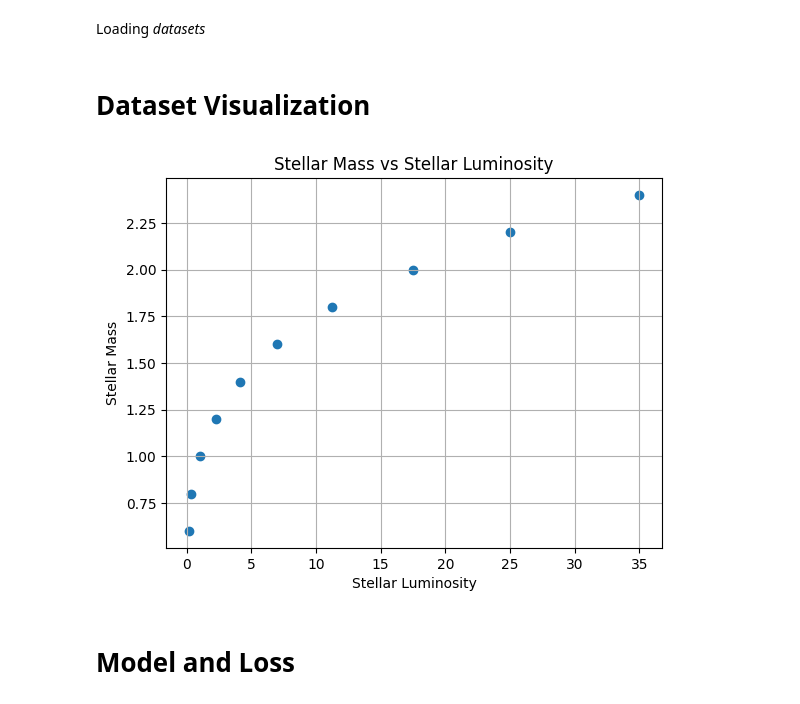
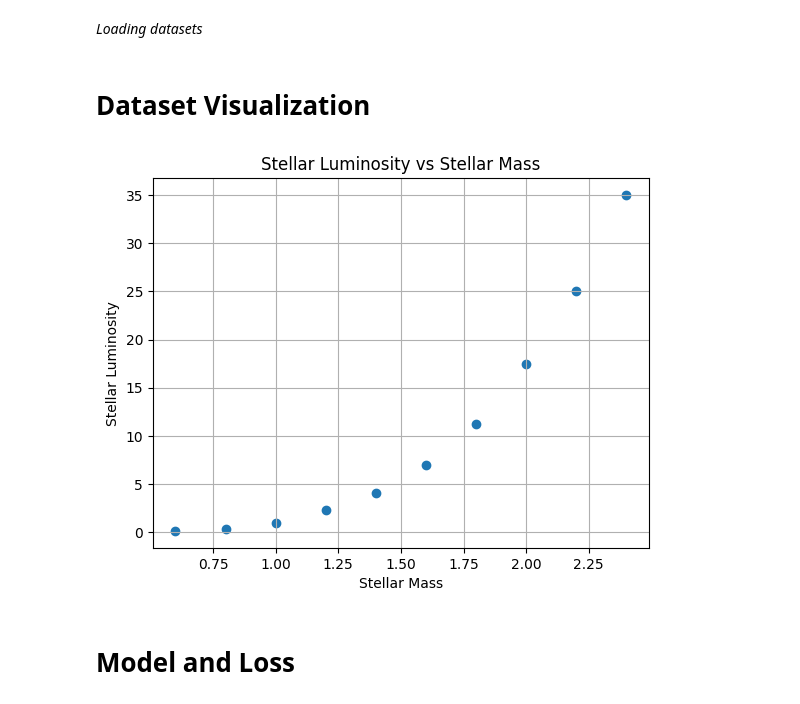
Before and after one commit to ccastano46/AREP_LAB01, a Jupyter notebook: 01_part1_linreg_1feature.ipynb, the cells around one changed output. Cells and saved outputs as stored; diff of their text form; code cells hidden in the pictures.

```diff
--- a/01_part1_linreg_1feature.ipynb
+++ b/01_part1_linreg_1feature.ipynb
@@ -2,22 +2,22 @@
 import numpy as np
 import matplotlib.pyplot as plt
 np.set_printoptions(precision=4, suppress=True)
-# %% [markdown]
-Loading *datasets*
+# %% [markdown]
+*Loading* *datasets*
 # %%
 stellar_mass = [0.6, 0.8, 1.0, 1.2, 1.4, 1.6, 1.8, 2.0, 2.2, 2.4]
 stellar_luminosity = [0.15, 0.35, 1.00, 2.30, 4.10, 7.00, 11.2, 17.5, 25.0, 35.0]
 # %% [markdown]
 # Dataset Visualization
 # %%
-plt.scatter(stellar_luminosity, stellar_mass)
-plt.xlabel("Stellar Luminosity")
-plt.ylabel("Stellar Mass")
-plt.title("Stellar Mass vs Stellar Luminosity")
+plt.scatter(stellar_mass, stellar_luminosity)
+plt.xlabel("Stellar Mass")
+plt.ylabel("Stellar Luminosity")
+plt.title("Stellar Luminosity vs Stellar Mass")
 plt.grid(True)
 plt.show()
 # %% [output]
-[figure, old version]
+[figure, new version]
 # %% [markdown]
 # Model and Loss
 # %%
```
Also changed, not shown: parts of 16 cells of this notebook, 1 other file.
